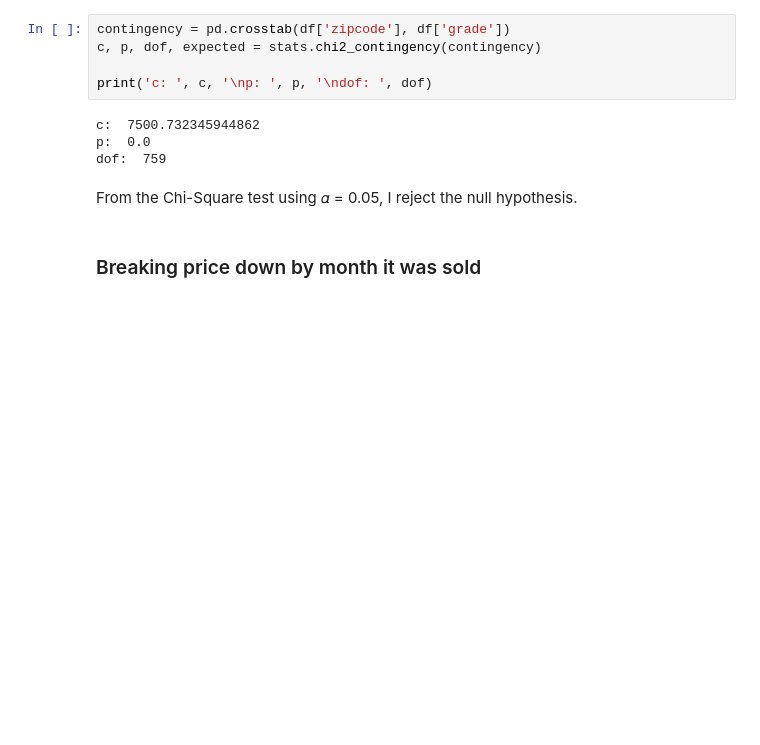
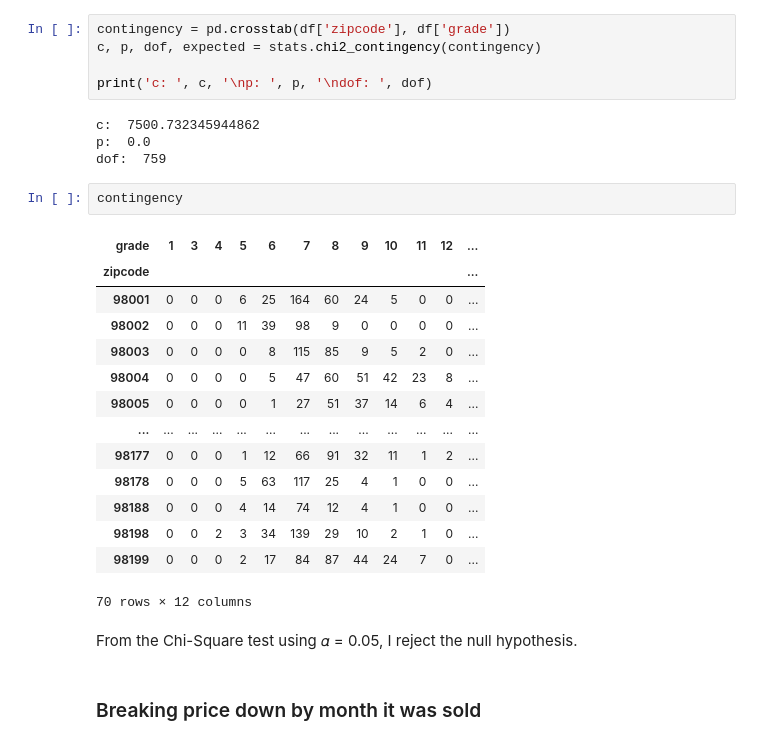
Before and after one commit to ameliadahm20/housing-pricing, a Jupyter notebook: KingsCountyHousingPrices.ipynb, the cells around one changed output. Cells and saved outputs as stored; diff of their text form; blank space fills up the shorter version.

```diff
--- a/KingsCountyHousingPrices.ipynb
+++ b/KingsCountyHousingPrices.ipynb
@@ -184,6 +184,23 @@ print('c: ', c, '\np: ', p, '\ndof: ', dof)
 c:  7500.732345944862
 p:  0.0
 dof:  759
+# %%
+contingency
+# %% [output]
+| grade | 1 | 3 | 4 | 5 | 6 | 7 | 8 | 9 | 10 | 11 | 12 | ... |
+| zipcode |  |  |  |  |  |  |  |  |  |  |  | ... |
+| 98001 | 0 | 0 | 0 | 6 | 25 | 164 | 60 | 24 | 5 | 0 | 0 | ... |
+| 98002 | 0 | 0 | 0 | 11 | 39 | 98 | 9 | 0 | 0 | 0 | 0 | ... |
+| 98003 | 0 | 0 | 0 | 0 | 8 | 115 | 85 | 9 | 5 | 2 | 0 | ... |
+| 98004 | 0 | 0 | 0 | 0 | 5 | 47 | 60 | 51 | 42 | 23 | 8 | ... |
+| 98005 | 0 | 0 | 0 | 0 | 1 | 27 | 51 | 37 | 14 | 6 | 4 | ... |
+| ... | ... | ... | ... | ... | ... | ... | ... | ... | ... | ... | ... | ... |
+| 98177 | 0 | 0 | 0 | 1 | 12 | 66 | 91 | 32 | 11 | 1 | 2 | ... |
+| 98178 | 0 | 0 | 0 | 5 | 63 | 117 | 25 | 4 | 1 | 0 | 0 | ... |
+| 98188 | 0 | 0 | 0 | 4 | 14 | 74 | 12 | 4 | 1 | 0 | 0 | ... |
+| 98198 | 0 | 0 | 2 | 3 | 34 | 139 | 29 | 10 | 2 | 1 | 0 | ... |
+| 98199 | 0 | 0 | 0 | 2 | 17 | 84 | 87 | 44 | 24 | 7 | 0 | ... |
+70 rows × 12 columns
 # %% [markdown]
 From the Chi-Square test using 𝛼 = 0.05, I reject the null hypothesis.
 # %% [markdown]
```
Also changed, not shown: parts of 6 cells of this notebook.
